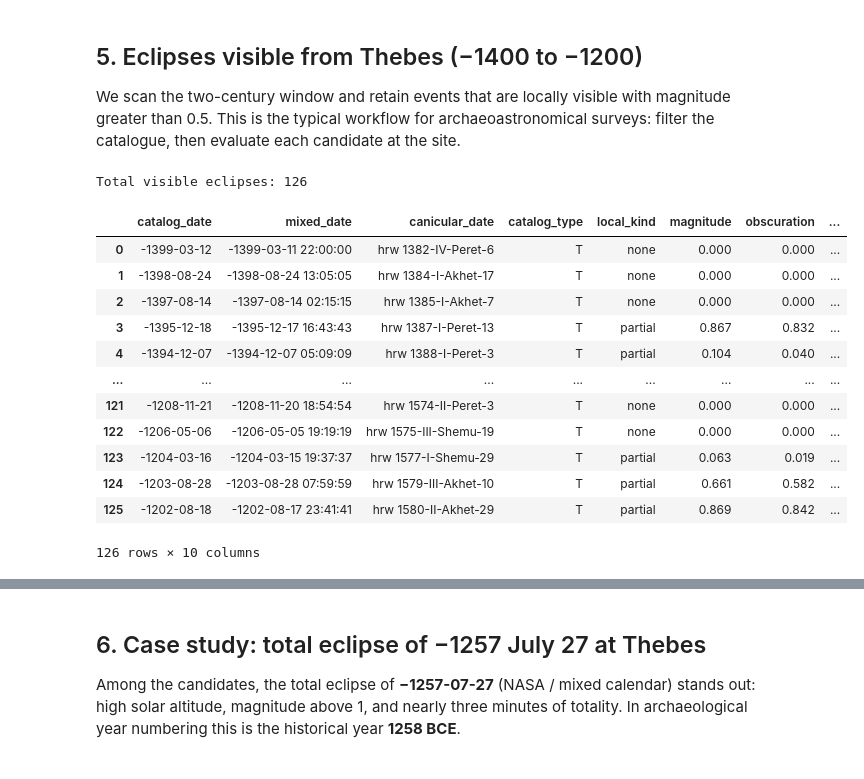
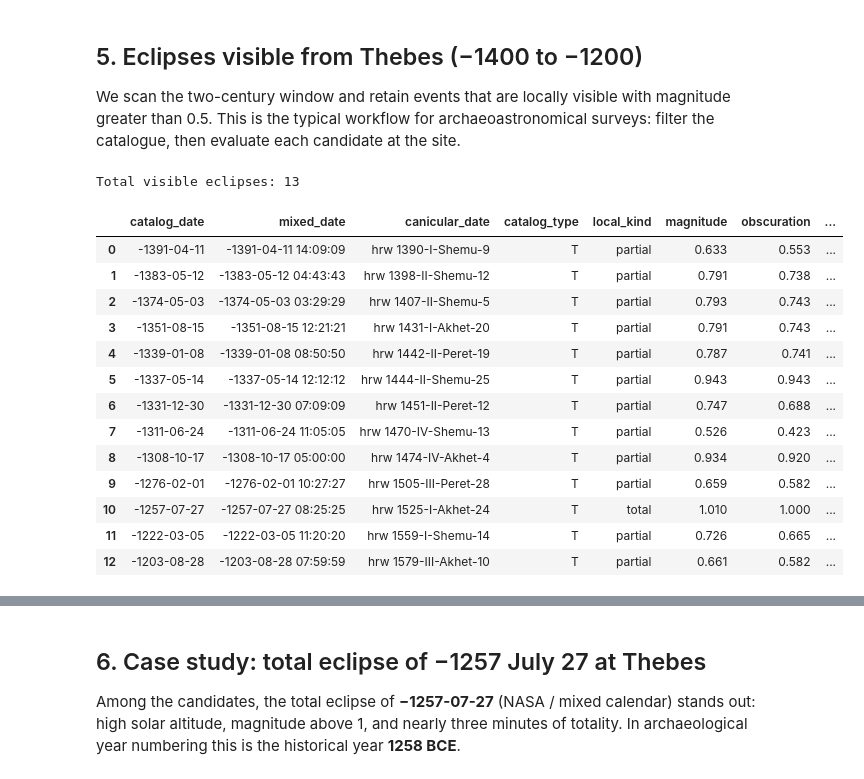
Before and after one commit to seap-udea/MontuPython, a Jupyter notebook: examples/MontuPython-SolarEclipses.ipynb, the cells around one changed output, grey strips where cells are left out. Cells and saved outputs as stored; diff of their text form; code cells hidden in the pictures.

```diff
--- a/examples/MontuPython-SolarEclipses.ipynb
+++ b/examples/MontuPython-SolarEclipses.ipynb
@@ -189,44 +189,45 @@ site = montu.Observer(site="thebes")
 # %%
 rows = []
 for i in range(window.number):
     eclipse_i = window.eclipse(i)
     cond_i = eclipse_i.conditions_eclipse(site)
-    # Only consider visible eclipses of TOTAL type
-    # if not cond_i.visible or cond_i.kind != "total": continue
+    if not cond_i.visible or cond_i.magnitude <= 0.5:
+        continue
     t_mixed = montu.Time(cond_i.jed_max, format="jd", calendar="mixed")
     # Get the canicular date using the appropriate method, assuming 'canicular' exists in montu.Time
     t_canic = montu.Time(cond_i.jed_max, format="jd", calendar="canicular")
     rows.append({
         "catalog_date": f"{cond_i.year:+05d}-{cond_i.month:02d}-{cond_i.day:02d}",
         "mixed_date": t_mixed.readable.datemix,
         "canicular_date": t_canic.readable.datecan,  # generic name, adapt if the attribute is different
         "catalog_type": cond_i.eclipse_type,
         "local_kind": cond_i.kind,
         "magnitude": cond_i.magnitude,
         "obscuration": cond_i.obscuration,
         "sun_alt_deg": cond_i.sun_altitude_deg,
         "umbra_s": cond_i.duration_umbra_seconds,
         "jed_max": cond_i.jed_max,
     })
 
-totals = pd.DataFrame(rows).sort_values("jed_max").reset_index(drop=True)
-print(f"Total visible eclipses: {len(totals)}")
-totals
+visible = pd.DataFrame(rows).sort_values("jed_max").reset_index(drop=True)
+print(f"Total visible eclipses: {len(visible)}")
+visible
 # %% [output]
-Total visible eclipses: 126
+Total visible eclipses: 13
 |  | catalog_date | mixed_date | canicular_date | catalog_type | local_kind | magnitude | obscuration | ... |
-| 0 | -1399-03-12 | -1399-03-11 22:00:00 | hrw 1382-IV-Peret-6 | T | none | 0.000 | 0.000 | ... |
-| 1 | -1398-08-24 | -1398-08-24 13:05:05 | hrw 1384-I-Akhet-17 | T | none | 0.000 | 0.000 | ... |
-| 2 | -1397-08-14 | -1397-08-14 02:15:15 | hrw 1385-I-Akhet-7 | T | none | 0.000 | 0.000 | ... |
-| 3 | -1395-12-18 | -1395-12-17 16:43:43 | hrw 1387-I-Peret-13 | T | partial | 0.867 | 0.832 | ... |
-| 4 | -1394-12-07 | -1394-12-07 05:09:09 | hrw 1388-I-Peret-3 | T | partial | 0.104 | 0.040 | ... |
-| ... | ... | ... | ... | ... | ... | ... | ... | ... |
-| 121 | -1208-11-21 | -1208-11-20 18:54:54 | hrw 1574-II-Peret-3 | T | none | 0.000 | 0.000 | ... |
-| 122 | -1206-05-06 | -1206-05-05 19:19:19 | hrw 1575-III-Shemu-19 | T | none | 0.000 | 0.000 | ... |
-| 123 | -1204-03-16 | -1204-03-15 19:37:37 | hrw 1577-I-Shemu-29 | T | partial | 0.063 | 0.019 | ... |
-| 124 | -1203-08-28 | -1203-08-28 07:59:59 | hrw 1579-III-Akhet-10 | T | partial | 0.661 | 0.582 | ... |
-| 125 | -1202-08-18 | -1202-08-17 23:41:41 | hrw 1580-II-Akhet-29 | T | partial | 0.869 | 0.842 | ... |
+| 0 | -1391-04-11 | -1391-04-11 14:09:09 | hrw 1390-I-Shemu-9 | T | partial | 0.633 | 0.553 | ... |
+| 1 | -1383-05-12 | -1383-05-12 04:43:43 | hrw 1398-II-Shemu-12 | T | partial | 0.791 | 0.738 | ... |
+| 2 | -1374-05-03 | -1374-05-03 03:29:29 | hrw 1407-II-Shemu-5 | T | partial | 0.793 | 0.743 | ... |
+| 3 | -1351-08-15 | -1351-08-15 12:21:21 | hrw 1431-I-Akhet-20 | T | partial | 0.791 | 0.743 | ... |
+| 4 | -1339-01-08 | -1339-01-08 08:50:50 | hrw 1442-II-Peret-19 | T | partial | 0.787 | 0.741 | ... |
+| 5 | -1337-05-14 | -1337-05-14 12:12:12 | hrw 1444-II-Shemu-25 | T | partial | 0.943 | 0.943 | ... |
+| 6 | -1331-12-30 | -1331-12-30 07:09:09 | hrw 1451-II-Peret-12 | T | partial | 0.747 | 0.688 | ... |
+| 7 | -1311-06-24 | -1311-06-24 11:05:05 | hrw 1470-IV-Shemu-13 | T | partial | 0.526 | 0.423 | ... |
+| 8 | -1308-10-17 | -1308-10-17 05:00:00 | hrw 1474-IV-Akhet-4 | T | partial | 0.934 | 0.920 | ... |
+| 9 | -1276-02-01 | -1276-02-01 10:27:27 | hrw 1505-III-Peret-28 | T | partial | 0.659 | 0.582 | ... |
+| 10 | -1257-07-27 | -1257-07-27 08:25:25 | hrw 1525-I-Akhet-24 | T | total | 1.010 | 1.000 | ... |
+| 11 | -1222-03-05 | -1222-03-05 11:20:20 | hrw 1559-I-Shemu-14 | T | partial | 0.726 | 0.665 | ... |
+| 12 | -1203-08-28 | -1203-08-28 07:59:59 | hrw 1579-III-Akhet-10 | T | partial | 0.661 | 0.582 | ... |
-126 rows × 10 columns
 # %%
 fig, ax = plt.subplots(figsize=(9, 4.5))
 colors = {"partial": "#7a6a53", "annular": "#c45c26", "total": "#1f3a5f"}
```
Also changed, not shown: parts of 3 cells of this notebook, 8 other files.
